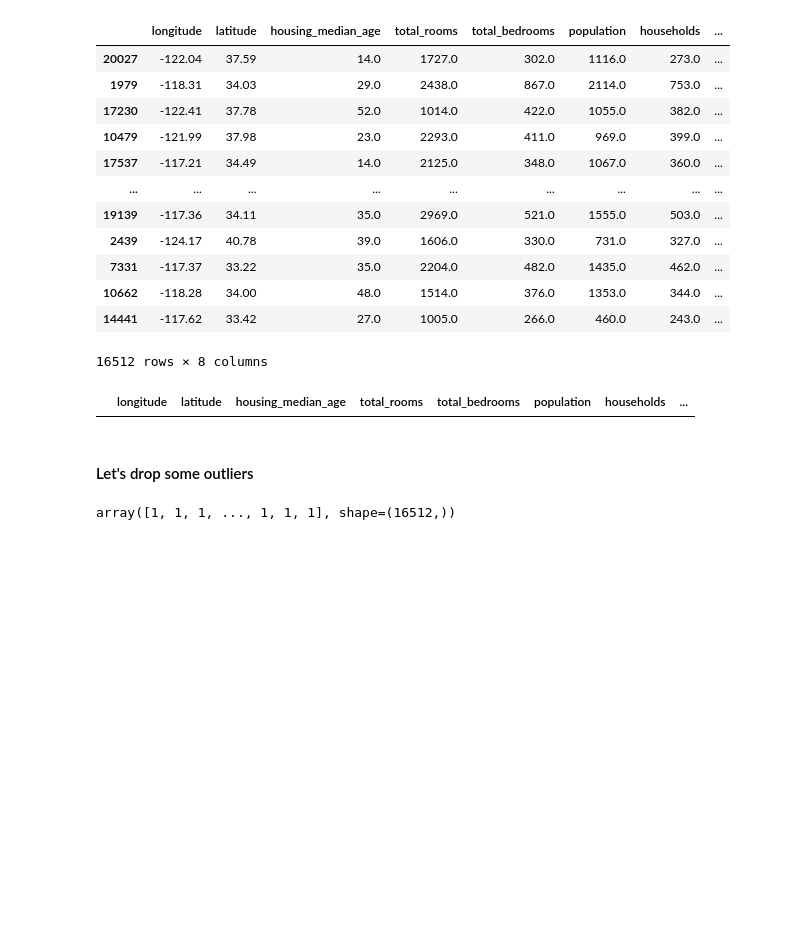
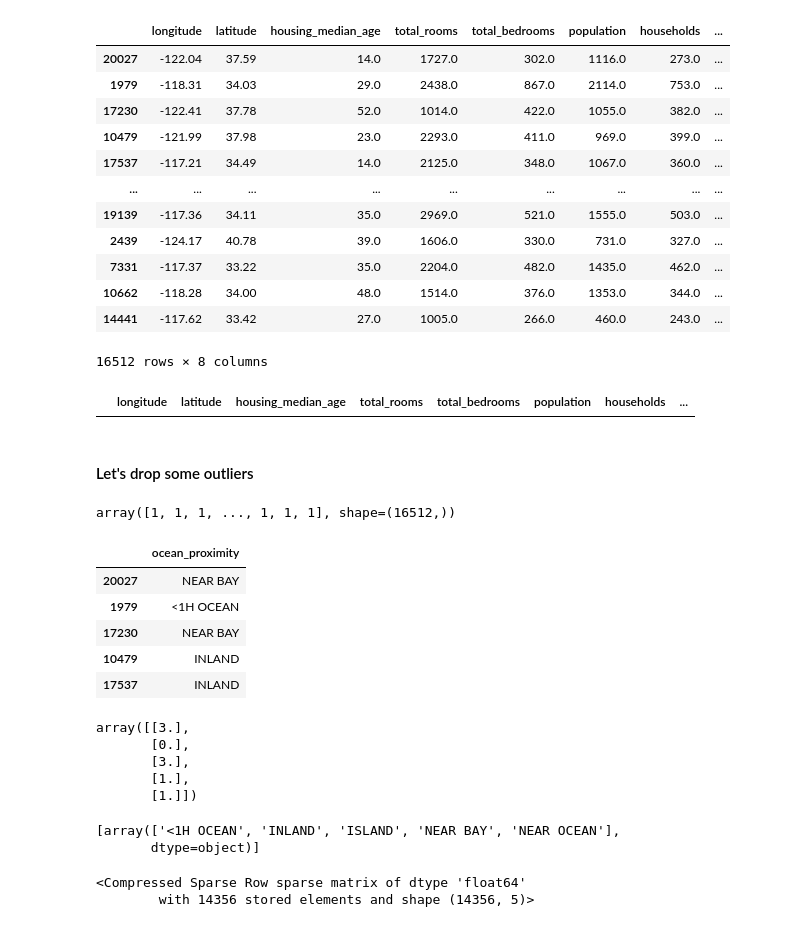
Before and after one commit to AliyarBhos/Works-done-in-Div-Academy, a Jupyter notebook: Geron_Hands_On_ML/chapter2_end_to_end_ML_project.ipynb, the cells around one changed output. Drawn from its saved outputs; the diff is of its cells as text; code cells hidden in the pictures; blank space fills up the shorter version.

```diff
--- a/Geron_Hands_On_ML/chapter2_end_to_end_ML_project.ipynb
+++ b/Geron_Hands_On_ML/chapter2_end_to_end_ML_project.ipynb
@@ -519,3 +519,13 @@ housing['outlier'] = outlier_pred
 # %%
 housing = housing[outlier_pred == 1]
 housing_labels = housing_labels[outlier_pred == 1]
+# %%
+housing_cat = housing[['ocean_proximity']]
+housing_cat.head()
+# %% [output]
+|  | ocean_proximity |
+| 20027 | NEAR BAY |
+| 1979 | <1H OCEAN |
+| 17230 | NEAR BAY |
+| 10479 | INLAND |
+| 17537 | INLAND |
@@ -521,0 +537,13 @@ housing_labels = housing_labels[outlier_pred == 1]
+# %%
+housing_cat_encoded[:5]
+# %% [output]
+array([[3.],
+       [0.],
+       [3.],
+       [1.],
+       [1.]])
+# %%
+ordinal_encoder.categories_
+# %% [output]
+[array(['<1H OCEAN', 'INLAND', 'ISLAND', 'NEAR BAY', 'NEAR OCEAN'],
+       dtype=object)]
@@ -521,0 +555,5 @@ housing_labels = housing_labels[outlier_pred == 1]
+# %%
+housing_cat_1hot
+# %% [output]
+<Compressed Sparse Row sparse matrix of dtype 'float64'
+        with 14356 stored elements and shape (14356, 5)>
```
Also changed, not shown: parts of 22 cells of this notebook.
